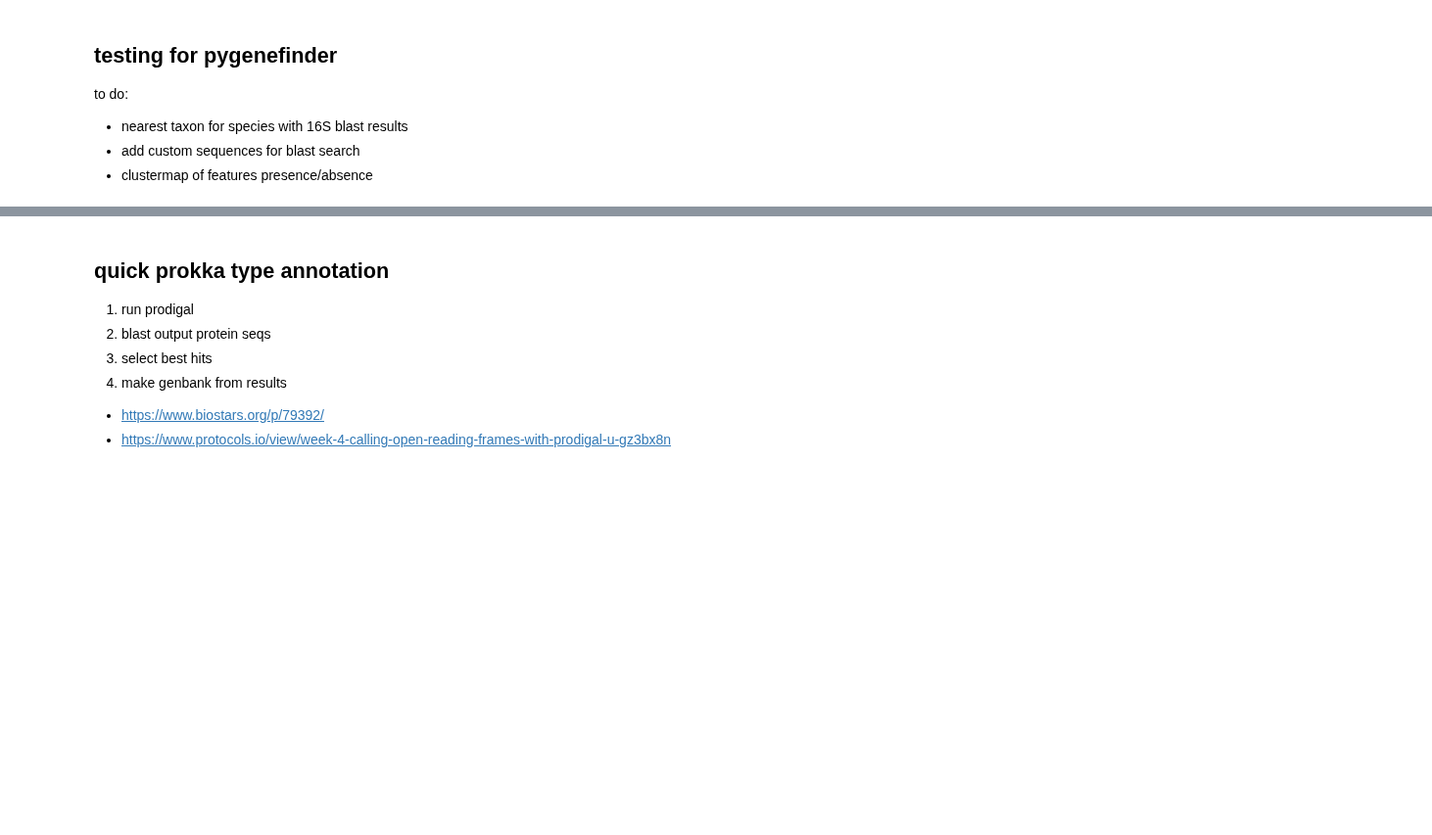
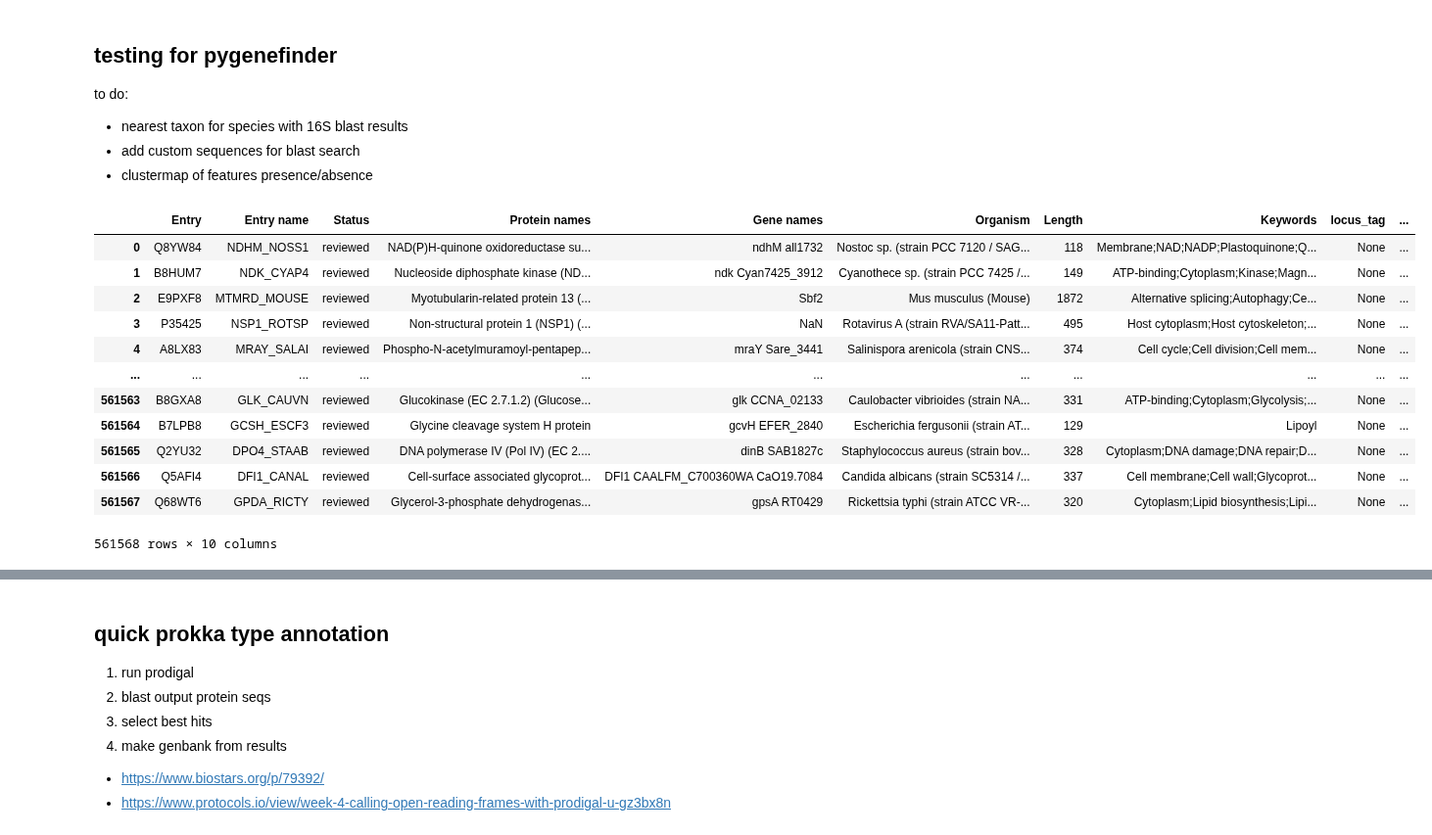
Before and after one commit to dmnfarrell/pathogenie, a Jupyter notebook: notebooks/testing.ipynb, the cells around one changed output, grey strips where cells are left out. Shown at 98% size. Saved outputs shown, nothing was run; the diff lists cells and outputs as text; code cells hidden in the pictures; blank space fills up the shorter version.

```diff
--- a/notebooks/testing.ipynb
+++ b/notebooks/testing.ipynb
@@ -35,3 +35,23 @@ links = {'card':'https://github.com/tseemann/abricate/raw/master/db/card/sequenc
         'resfinder':'https://raw.githubusercontent.com/tseemann/abricate/master/db/resfinder/sequences',
         'vfdb':'https://raw.githubusercontent.com/tseemann/abricate/master/db/vfdb/sequences',
         'sprot':'https://raw.githubusercontent.com/tseemann/prokka/master/db/kingdom/Bacteria/sprot'}
+# %%
+un = pd.read_csv('../uniprot-reviewed_yes.tab',sep='\t')
+# %%
+un['gene'] = un['Gene names'].apply(lambda x: str(x).split(' ')[0], 1)
+# %%
+un
+# %% [output]
+|  | Entry | Entry name | Status | Protein names | Gene names | Organism | Length | Keywords | locus_tag | ... |
+| 0 | Q8YW84 | NDHM_NOSS1 | reviewed | NAD(P)H-quinone oxidoreductase su... | ndhM all1732 | Nostoc sp. (strain PCC 7120 / SAG... | 118 | Membrane;NAD;NADP;Plastoquinone;Q... | None | ... |
+| 1 | B8HUM7 | NDK_CYAP4 | reviewed | Nucleoside diphosphate kinase (ND... | ndk Cyan7425_3912 | Cyanothece sp. (strain PCC 7425 /... | 149 | ATP-binding;Cytoplasm;Kinase;Magn... | None | ... |
+| 2 | E9PXF8 | MTMRD_MOUSE | reviewed | Myotubularin-related protein 13 (... | Sbf2 | Mus musculus (Mouse) | 1872 | Alternative splicing;Autophagy;Ce... | None | ... |
+| 3 | P35425 | NSP1_ROTSP | reviewed | Non-structural protein 1 (NSP1) (... | NaN | Rotavirus A (strain RVA/SA11-Patt... | 495 | Host cytoplasm;Host cytoskeleton;... | None | ... |
+| 4 | A8LX83 | MRAY_SALAI | reviewed | Phospho-N-acetylmuramoyl-pentapep... | mraY Sare_3441 | Salinispora arenicola (strain CNS... | 374 | Cell cycle;Cell division;Cell mem... | None | ... |
+| ... | ... | ... | ... | ... | ... | ... | ... | ... | ... | ... |
+| 561563 | B8GXA8 | GLK_CAUVN | reviewed | Glucokinase (EC 2.7.1.2) (Glucose... | glk CCNA_02133 | Caulobacter vibrioides (strain NA... | 331 | ATP-binding;Cytoplasm;Glycolysis;... | None | ... |
+| 561564 | B7LPB8 | GCSH_ESCF3 | reviewed | Glycine cleavage system H protein | gcvH EFER_2840 | Escherichia fergusonii (strain AT... | 129 | Lipoyl | None | ... |
+| 561565 | Q2YU32 | DPO4_STAAB | reviewed | DNA polymerase IV (Pol IV) (EC 2.... | dinB SAB1827c | Staphylococcus aureus (strain bov... | 328 | Cytoplasm;DNA damage;DNA repair;D... | None | ... |
+| 561566 | Q5AFI4 | DFI1_CANAL | reviewed | Cell-surface associated glycoprot... | DFI1 CAALFM_C700360WA CaO19.7084 | Candida albicans (strain SC5314 /... | 337 | Cell membrane;Cell wall;Glycoprot... | None | ... |
+| 561567 | Q68WT6 | GPDA_RICTY | reviewed | Glycerol-3-phosphate dehydrogenas... | gpsA RT0429 | Rickettsia typhi (strain ATCC VR-... | 320 | Cytoplasm;Lipid biosynthesis;Lipi... | None | ... |
+561568 rows × 10 columns
```
Also changed, not shown: parts of 8 cells of this notebook, 13 other files.
